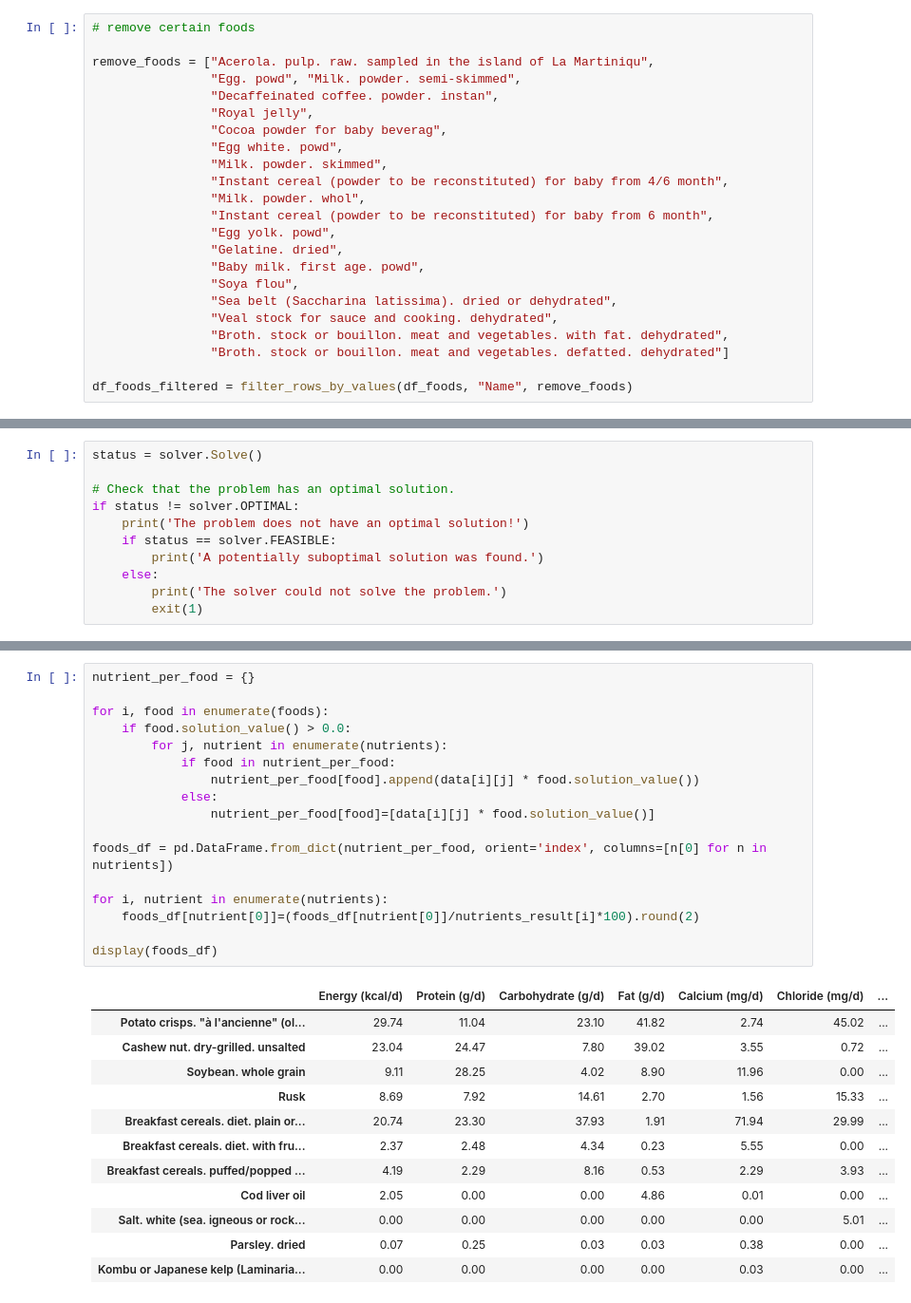
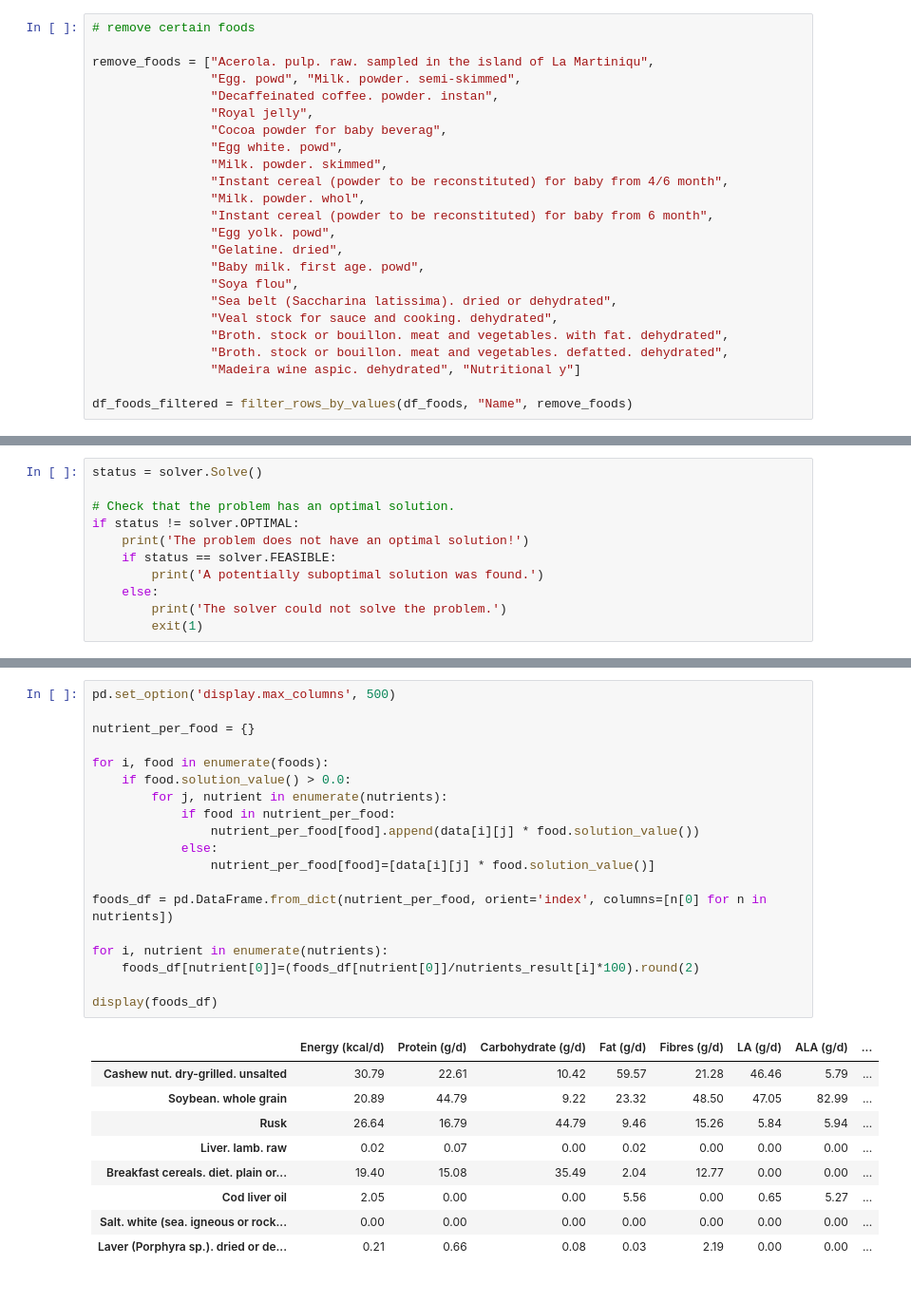
Before and after one commit to asmaier/optimal_diet, a Jupyter notebook: new_diet.ipynb, the cells around one changed output, grey strips where cells are left out. Shown at 95% size. Cells and saved outputs as stored; diff of their text form.

Commit message:
Added constraints for fiber,LA,ALA,DHA,EPA. Increased minimal protein recommendation. Recomputed diet.

```diff
--- a/new_diet.ipynb
+++ b/new_diet.ipynb
@@ -57,7 +58,8 @@ remove_foods = ["Acerola. pulp. raw. sampled in the island of La Martiniqu",
                 "Sea belt (Saccharina latissima). dried or dehydrated",
                 "Veal stock for sauce and cooking. dehydrated",
                 "Broth. stock or bouillon. meat and vegetables. with fat. dehydrated",
-                "Broth. stock or bouillon. meat and vegetables. defatted. dehydrated"]
+                "Broth. stock or bouillon. meat and vegetables. defatted. dehydrated",
+                "Madeira wine aspic. dehydrated", "Nutritional y"]
 
 df_foods_filtered = filter_rows_by_values(df_foods, "Name", remove_foods)
 # %%
@@ -154,33 +153,32 @@ Vitamin A (µg/d): 1798.40 (min 750.0)
 # %%
+pd.set_option('display.max_columns', 500)
+
 nutrient_per_food = {}
 
 for i, food in enumerate(foods):
     if food.solution_value() > 0.0:
         for j, nutrient in enumerate(nutrients):
             if food in nutrient_per_food:
                 nutrient_per_food[food].append(data[i][j] * food.solution_value())
             else:
                 nutrient_per_food[food]=[data[i][j] * food.solution_value()]
 
 foods_df = pd.DataFrame.from_dict(nutrient_per_food, orient='index', columns=[n[0] for n in nutrients])
 
 for i, nutrient in enumerate(nutrients):
     foods_df[nutrient[0]]=(foods_df[nutrient[0]]/nutrients_result[i]*100).round(2)
 
 display(foods_df)
 # %% [output]
-|  | Energy (kcal/d) | Protein (g/d) | Carbohydrate (g/d) | Fat (g/d) | Calcium (mg/d) | Chloride (mg/d) | ... |
-| Potato crisps. "à l'ancienne" (ol... | 29.74 | 11.04 | 23.10 | 41.82 | 2.74 | 45.02 | ... |
-| Cashew nut. dry-grilled. unsalted | 23.04 | 24.47 | 7.80 | 39.02 | 3.55 | 0.72 | ... |
-| Soybean. whole grain | 9.11 | 28.25 | 4.02 | 8.90 | 11.96 | 0.00 | ... |
-| Rusk | 8.69 | 7.92 | 14.61 | 2.70 | 1.56 | 15.33 | ... |
-| Breakfast cereals. diet. plain or... | 20.74 | 23.30 | 37.93 | 1.91 | 71.94 | 29.99 | ... |
-| Breakfast cereals. diet. with fru... | 2.37 | 2.48 | 4.34 | 0.23 | 5.55 | 0.00 | ... |
-| Breakfast cereals. puffed/popped ... | 4.19 | 2.29 | 8.16 | 0.53 | 2.29 | 3.93 | ... |
-| Cod liver oil | 2.05 | 0.00 | 0.00 | 4.86 | 0.01 | 0.00 | ... |
-| Salt. white (sea. igneous or rock... | 0.00 | 0.00 | 0.00 | 0.00 | 0.00 | 5.01 | ... |
-| Parsley. dried | 0.07 | 0.25 | 0.03 | 0.03 | 0.38 | 0.00 | ... |
-| Kombu or Japanese kelp (Laminaria... | 0.00 | 0.00 | 0.00 | 0.00 | 0.03 | 0.00 | ... |
+|  | Energy (kcal/d) | Protein (g/d) | Carbohydrate (g/d) | Fat (g/d) | Fibres (g/d) | LA (g/d) | ALA (g/d) | ... |
+| Cashew nut. dry-grilled. unsalted | 30.79 | 22.61 | 10.42 | 59.57 | 21.28 | 46.46 | 5.79 | ... |
+| Soybean. whole grain | 20.89 | 44.79 | 9.22 | 23.32 | 48.50 | 47.05 | 82.99 | ... |
+| Rusk | 26.64 | 16.79 | 44.79 | 9.46 | 15.26 | 5.84 | 5.94 | ... |
+| Liver. lamb. raw | 0.02 | 0.07 | 0.00 | 0.02 | 0.00 | 0.00 | 0.00 | ... |
+| Breakfast cereals. diet. plain or... | 19.40 | 15.08 | 35.49 | 2.04 | 12.77 | 0.00 | 0.00 | ... |
+| Cod liver oil | 2.05 | 0.00 | 0.00 | 5.56 | 0.00 | 0.65 | 5.27 | ... |
+| Salt. white (sea. igneous or rock... | 0.00 | 0.00 | 0.00 | 0.00 | 0.00 | 0.00 | 0.00 | ... |
+| Laver (Porphyra sp.). dried or de... | 0.21 | 0.66 | 0.08 | 0.03 | 2.19 | 0.00 | 0.00 | ... |
 # %%
 foods_df.sum()
 # %% [output]
```
Also changed, not shown: parts of 10 cells of this notebook, 3 other files.
